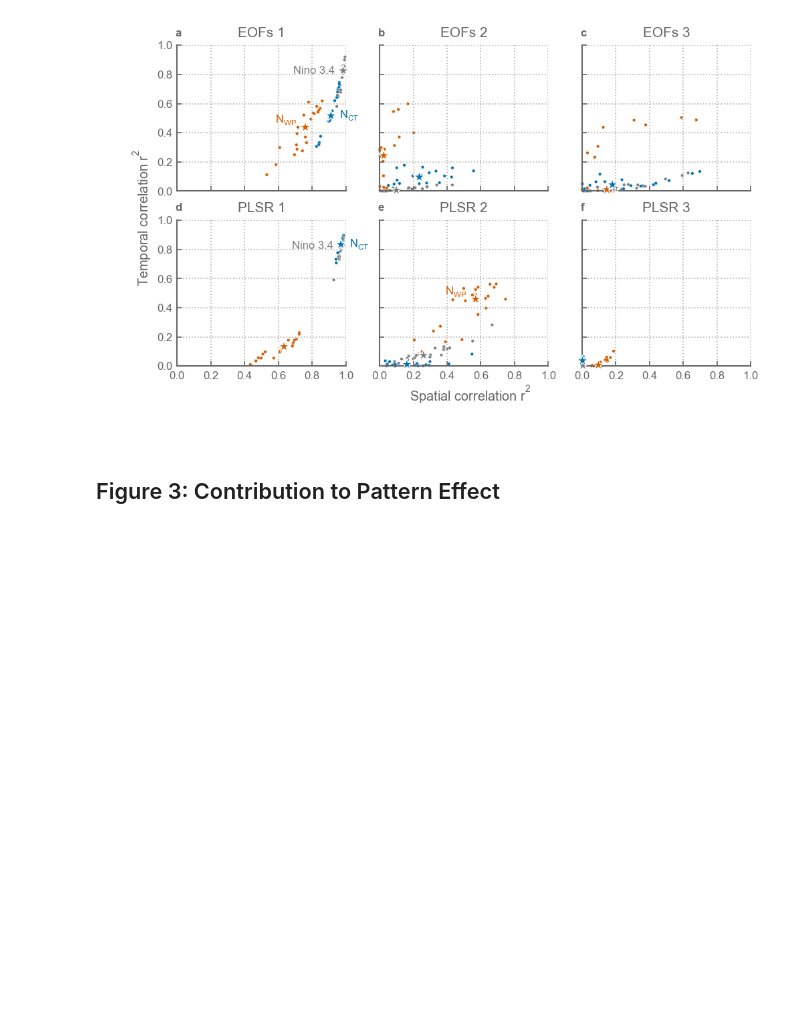
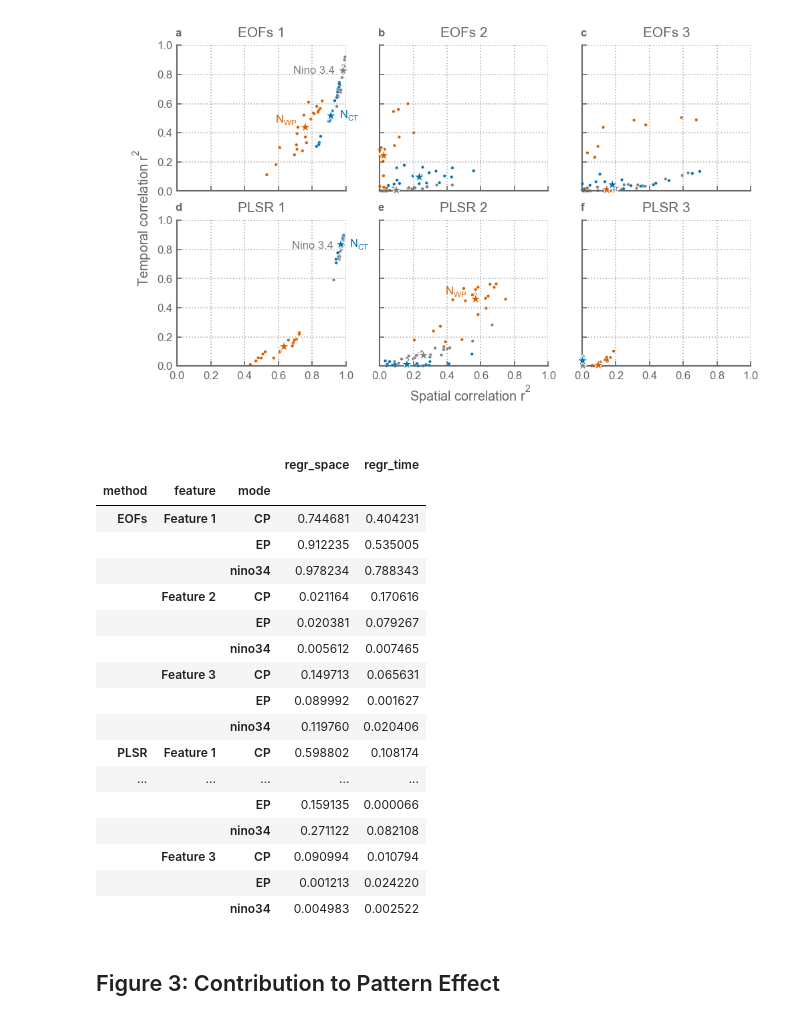
Before and after one commit to rguilcas/2025_GRL_Pattern-effect-internal-variability, a Jupyter notebook: Processing.ipynb, the cells around one changed output. Cells and saved outputs as stored; diff of their text form; code cells hidden in the pictures; blank space fills up the shorter version.

```diff
--- a/Processing.ipynb
+++ b/Processing.ipynb
@@ -220,8 +176,0 @@ components.isel(mode=0).plot()
-# %%
-pls2 = PLSRegression(n_components=1, scale=False)
-pls2.fit(X-X.mean('space'), (X-X.mean('space')).sum('space'))
-
-
-np.corrcoef((X.values @ pls2.coef_ + pls2.intercept_).flatten(), Y)
-# np.corrcoef((X.values @ np.ones_like(pls2.coef_) + pls2.intercept_).flatten(), Y)
-# np.corrcoef(X.sum('space').values, Y)
@@ -307,22 +176,0 @@ components.plot(col='mode')
-# %%
-corrs = []
-for time in [10,20,30,50,100,200,300,500,1000,1500]:
-    GF_mean = GF.sel(GF_source=gf_choice, drop=True)
-    X = pattern*GF_mean
-    X = X.isel(time=slice(0,time))
-    Y = Rp_pac.sel(GF_source=gf_choice, product=product).isel(time=slice(0,time))
-    X = X.sel(time=Y.time)
-
-    weights_X = xr.ones_like(X)*np.cos(np.deg2rad(GF.lat))
-    X = X.stack(space=['lon','lat'])
-    weights_X = weights_X.stack(space=['lon','lat'])
-    X = X.dropna('space')
-    weights_X = weights_X.sel(space=X.space)
-
-    n_components = 20
-    pls2 = PLSRegression(n_components=1, scale=False)
-    pls2.fit(X*weights_X, Y)
-    print(pls2.x_scores_[:,0])
-
-    corrs.append(xr.corr(timeseries, Y).values)
-plt.plot([10,20,30,50,100,200,300,500,1000,1500],corrs)
@@ -610,6 +418,27 @@ plt.subplots_adjust(left=.1, bottom=.13, right=0.98, top=.93)
 plt.savefig('plots/Correlation_features_with_modes.pdf')
 # %% [output]
 [figure]
+# %%
+df_regr_mean.sort_values('method').set_index(['method','feature','mode']).sort_index()**2
+# %% [output]
+|  |  |  | regr_space | regr_time |
+| method | feature | mode |  |  |
+| EOFs | Feature 1 | CP | 0.744681 | 0.404231 |
+|  |  | EP | 0.912235 | 0.535005 |
+|  |  | nino34 | 0.978234 | 0.788343 |
+|  | Feature 2 | CP | 0.021164 | 0.170616 |
+|  |  | EP | 0.020381 | 0.079267 |
+|  |  | nino34 | 0.005612 | 0.007465 |
+|  | Feature 3 | CP | 0.149713 | 0.065631 |
+|  |  | EP | 0.089992 | 0.001627 |
+|  |  | nino34 | 0.119760 | 0.020406 |
+| PLSR | Feature 1 | CP | 0.598802 | 0.108174 |
+| ... | ... | ... | ... | ... |
+|  |  | EP | 0.159135 | 0.000066 |
+|  |  | nino34 | 0.271122 | 0.082108 |
+|  | Feature 3 | CP | 0.090994 | 0.010794 |
+|  |  | EP | 0.001213 | 0.024220 |
+|  |  | nino34 | 0.004983 | 0.002522 |
 # %% [markdown]
 ## Figure 3: Contribution to Pattern Effect
 # %%
```
Also changed, not shown: parts of 10 cells of this notebook.
